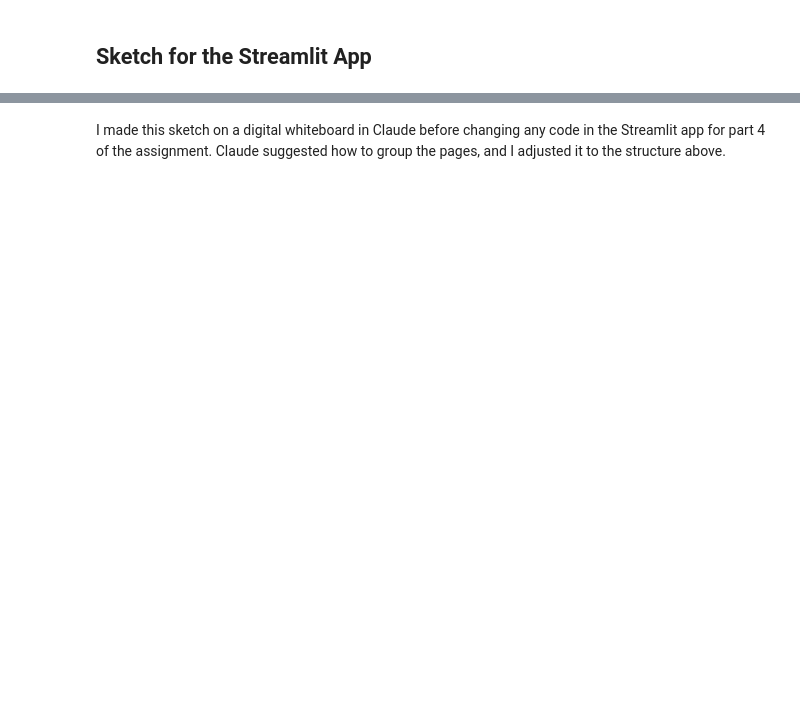
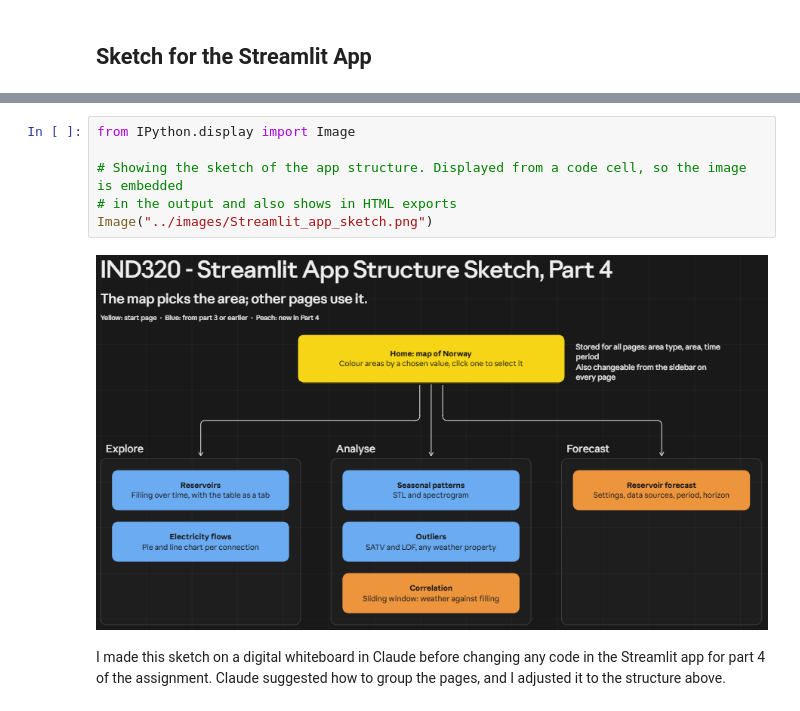
Before and after one commit to MagnusFrantsen/IND320-MagnusFrantsen, a Jupyter notebook: Notebooks/Assignment 4.ipynb, the cells around one changed output, grey strips where cells are left out. Cells and saved outputs as stored; diff of their text form; blank space fills up the shorter version.

Commit message:
Changing the plotting of the sketch to a code cell to make it displayed in the HTML-file

```diff
--- a/Notebooks/Assignment 4.ipynb
+++ b/Notebooks/Assignment 4.ipynb
@@ -1027,3 +1025,11 @@ print(f"{len(weather_2023)} rows in {time.perf_counter() - start:.1f} s")
+# %%
+from IPython.display import Image
+
+# Showing the sketch of the app structure. Displayed from a code cell, so the image is embedded
+# in the output and also shows in HTML exports
+Image("../images/Streamlit_app_sketch.png")
+# %% [output]
+[figure, added]
 # %% [markdown]
 I made this sketch on a digital whiteboard in Claude before changing any code in the Streamlit app for part 4 of the assignment. Claude
 suggested how to group the pages, and I adjusted it to the structure above.
```
Also changed, not shown: parts of 9 cells of this notebook.
